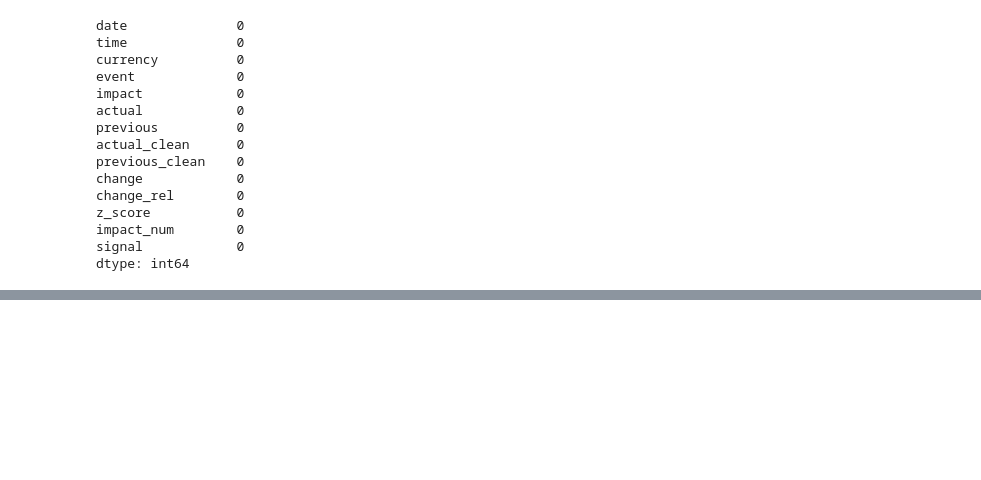
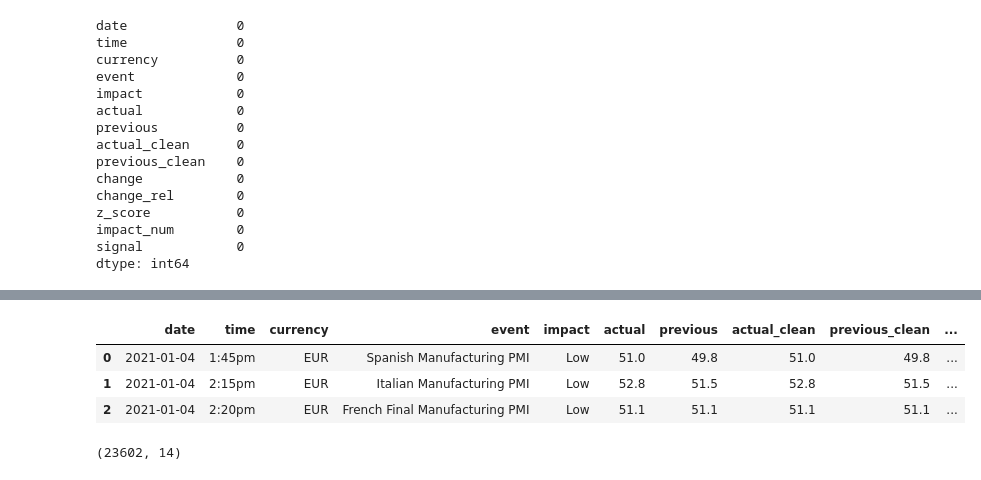
Before and after one commit to SimonPathula/volatility-radar, a Jupyter notebook: notebooks/build_features_calendar.ipynb, the cells around one changed output, grey strips where cells are left out. Cells and saved outputs as stored; diff of their text form; code cells hidden in the pictures; blank space fills up the shorter version.

```diff
--- a/notebooks/build_features_calendar.ipynb
+++ b/notebooks/build_features_calendar.ipynb
@@ -358,0 +500,12 @@ dtype: int64
+# %%
+cal_df = pd.read_csv("data/processed_v2/calendar_features.csv")
+cal_df.head(3)
+# %% [output]
+|  | date | time | currency | event | impact | actual | previous | actual_clean | previous_clean | ... |
+| 0 | 2021-01-04 | 1:45pm | EUR | Spanish Manufacturing PMI | Low | 51.0 | 49.8 | 51.0 | 49.8 | ... |
+| 1 | 2021-01-04 | 2:15pm | EUR | Italian Manufacturing PMI | Low | 52.8 | 51.5 | 52.8 | 51.5 | ... |
+| 2 | 2021-01-04 | 2:20pm | EUR | French Final Manufacturing PMI | Low | 51.1 | 51.1 | 51.1 | 51.1 | ... |
+# %%
+cal_df.shape
+# %% [output]
+(23602, 14)
```
Also changed, not shown: parts of 6 cells of this notebook, 5 other files.
